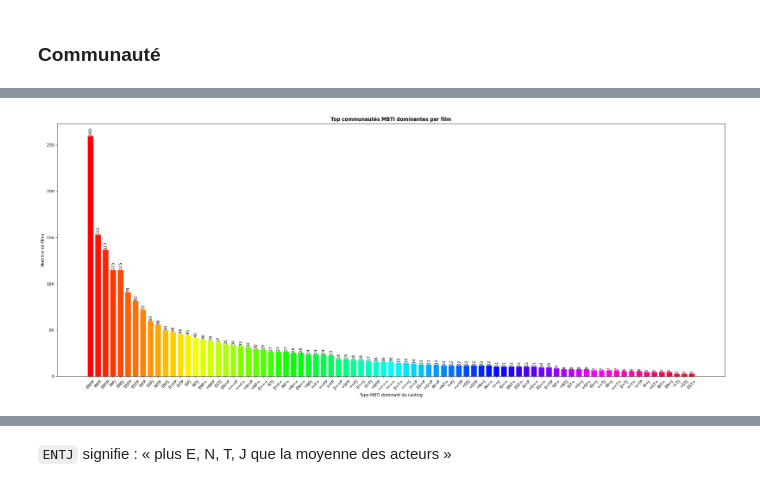
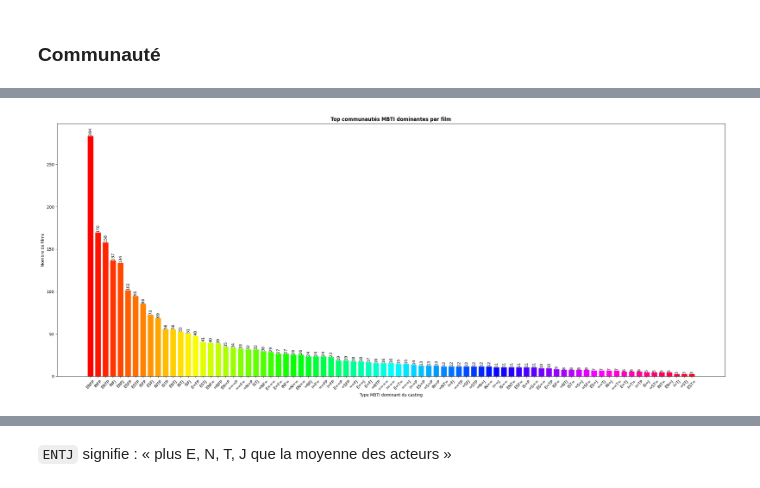
Before and after one commit to DavidGabrielPapa/TheseDeMaster, a Jupyter notebook: graph.ipynb, the cells around one changed output, grey strips where cells are left out. Drawn from its saved outputs; the diff is of its cells as text; code cells hidden in the pictures.

```diff
--- a/graph.ipynb
+++ b/graph.ipynb
@@ -1918,6 +1918,38 @@ Films très hétérogènes(score > 0.75) : 1 352 (55.9 %)
 # %% [markdown]
 ### Communauté
 # %%
+records_comm = []
+
+all_films_referenced = film_with_stats + just_1_match
+
+for s in all_films_referenced :
+    (total, unmatched), c1, c2, c3, c4 = s
+    matched = total - unmatched
+
+    # Proportions par lettre (sur les acteurs matchés)
+    def prop(counter) :
+        total_c = sum(counter)
+        if total_c == 0 :
+            return (None, None)
+        return (counter[0] / total_c, counter[1] / total_c)
+
+    p1 = prop(c1)  # E / I
+    p2 = prop(c2)  # S / N
+    p3 = prop(c3)  # T / F
+    p4 = prop(c4)  # J / P
+
+    records_comm.append({'matched'    : matched,
+                    'E'          : c1[0], 'I': c1[1],
+                    'S'          : c2[0], 'N': c2[1],
+                    'T'          : c3[0], 'F': c3[1],
+                    'J'          : c4[0], 'P': c4[1],
+                    'prop_E'     : p1[0], 'prop_I': p1[1],
+                    'prop_S'     : p2[0], 'prop_N': p2[1],
+                    'prop_T'     : p3[0], 'prop_F': p3[1],
+                    'prop_J'     : p4[0], 'prop_P': p4[1]})
+
+df_dist_comm = pd.DataFrame(records_comm)
+
 # Axe dominant par film
 
 def dominant_letter(p_first, label_first, label_second) :
@@ -1931,34 +1963,35 @@ def dominant_letter(p_first, label_first, label_second) :
     else:
         return '='
 
-df_dist['dom_EI'] = df_dist['prop_E'].apply(lambda p: dominant_letter(p, 'E', 'I'))
-df_dist['dom_SN'] = df_dist['prop_S'].apply(lambda p: dominant_letter(p, 'S', 'N'))
-df_dist['dom_TF'] = df_dist['prop_T'].apply(lambda p: dominant_letter(p, 'T', 'F'))
-df_dist['dom_JP'] = df_dist['prop_J'].apply(lambda p: dominant_letter(p, 'J', 'P'))
+df_dist_comm['dom_EI'] = df_dist_comm['prop_E'].apply(lambda p: dominant_letter(p, 'E', 'I'))
+df_dist_comm['dom_SN'] = df_dist_comm['prop_S'].apply(lambda p: dominant_letter(p, 'S', 'N'))
+df_dist_comm['dom_TF'] = df_dist_comm['prop_T'].apply(lambda p: dominant_letter(p, 'T', 'F'))
+df_dist_comm['dom_JP'] = df_dist_comm['prop_J'].apply(lambda p: dominant_letter(p, 'J', 'P'))
 
-ties_EI = (df_dist['prop_E'] == 0.5).sum()
-ties_SN = (df_dist['prop_S'] == 0.5).sum()
-ties_TF = (df_dist['prop_T'] == 0.5).sum()
-ties_JP = (df_dist['prop_J'] == 0.5).sum()
-print(f"Nombres de films avec même proportion E/I : {ties_EI} ({ties_EI / len(df_dist) * 100:.2f}%)")
-print(f"Nombres de films avec même proportion S/N : {ties_SN} ({ties_SN / len(df_dist) * 100:.2f}%)")
-print(f"Nombres de films avec même proportion T/F : {ties_TF} ({ties_TF / len(df_dist) * 100:.2f}%)")
-print(f"Nombres de films avec même proportion J/P : {ties_JP} ({ties_JP / len(df_dist) * 100:.2f}%)")
+ties_EI = (df_dist_comm['prop_E'] == 0.5).sum()
+ties_SN = (df_dist_comm['prop_S'] == 0.5).sum()
+ties_TF = (df_dist_comm['prop_T'] == 0.5).sum()
+ties_JP = (df_dist_comm['prop_J'] == 0.5).sum()
+print(f"Nombres de films avec même proportion E/I : {ties_EI} ({ties_EI / len(df_dist_comm) * 100:.2f}%)")
+print(f"Nombres de films avec même proportion S/N : {ties_SN} ({ties_SN / len(df_dist_comm) * 100:.2f}%)")
+print(f"Nombres de films avec même proportion T/F : {ties_TF} ({ties_TF / len(df_dist_comm) * 100:.2f}%)")
+print(f"Nombres de films avec même proportion J/P : {ties_JP} ({ties_JP / len(df_dist_comm) * 100:.2f}%)")
 
-ties_total = df_dist[(df_dist['prop_E'] == 0.5) |
-                    (df_dist['prop_S'] == 0.5) |
-                    (df_dist['prop_T'] == 0.5) |
-                    (df_dist['prop_J'] == 0.5)].shape[0]
-print(f"\nNombres de films avec au moins 1 égalité : {ties_total:,} ({ties_total / len(df_dist) * 100:.2f}%)".replace(",", " "))
+ties_total = df_dist_comm[(df_dist_comm['prop_E'] == 0.5) |
+                    (df_dist_comm['prop_S'] == 0.5) |
+                    (df_dist_comm['prop_T'] == 0.5) |
+                    (df_dist_comm['prop_J'] == 0.5)].shape[0]
+print(f"\nNombres de films avec au moins 1 égalité : {ties_total:,} ({ties_total / len(df_dist_comm) * 100:.2f}%)".replace(",", " "))
+print(f"\nNombres de films total : {len(df_dist_comm):,} ({len(df_dist_comm) / len(df_dist_comm) * 100:.2f}%)".replace(",", " "))
 
 
-df_dist['community_dominant'] = (df_dist['dom_EI'].fillna('?') +
-                                df_dist['dom_SN'].fillna('?') +
-                                df_dist['dom_TF'].fillna('?') +
-                                df_dist['dom_JP'].fillna('?'))
+df_dist_comm['community_dominant'] = (df_dist_comm['dom_EI'].fillna('?') +
+                                df_dist_comm['dom_SN'].fillna('?') +
+                                df_dist_comm['dom_TF'].fillna('?') +
+                                df_dist_comm['dom_JP'].fillna('?'))
 
 print("Communautés par axe dominant : ")
-comm_counts = df_dist['community_dominant'].value_counts()
+comm_counts = df_dist_comm['community_dominant'].value_counts()
 #print(comm_counts.head(16))
 
 fig, ax = plt.subplots(figsize=(24, 10))
@@ -1995,5 +2030,5 @@ Nombres de films avec au moins 1 égalité : 1 029 (42.57%)
 Communautés par axe dominant :
-[figure, old version]
+[figure, new version]
 # %%
 # Distribution globale des acteurs dans les films
 
```
Also changed, not shown: parts of 5 cells of this notebook, 7 other files.
